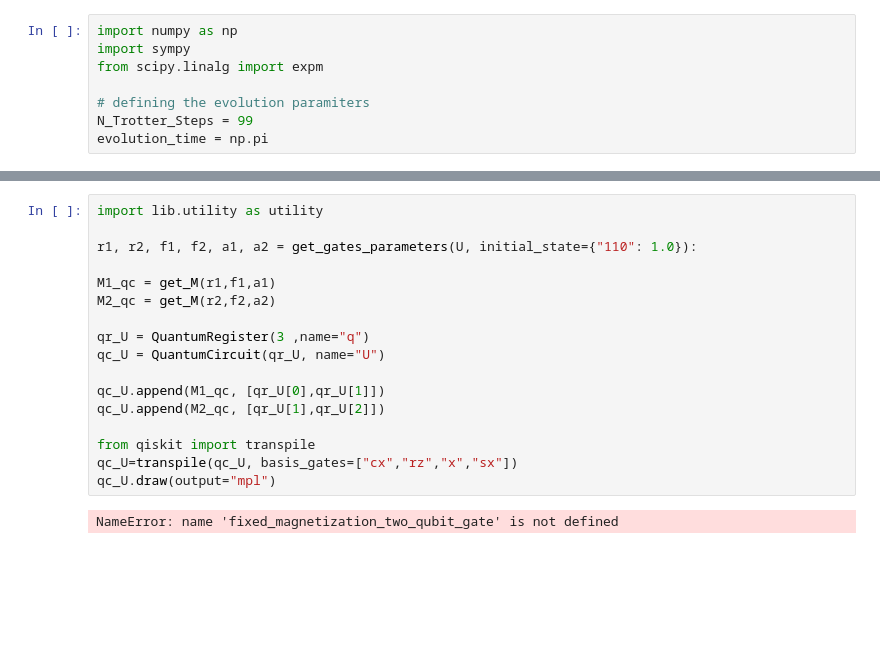
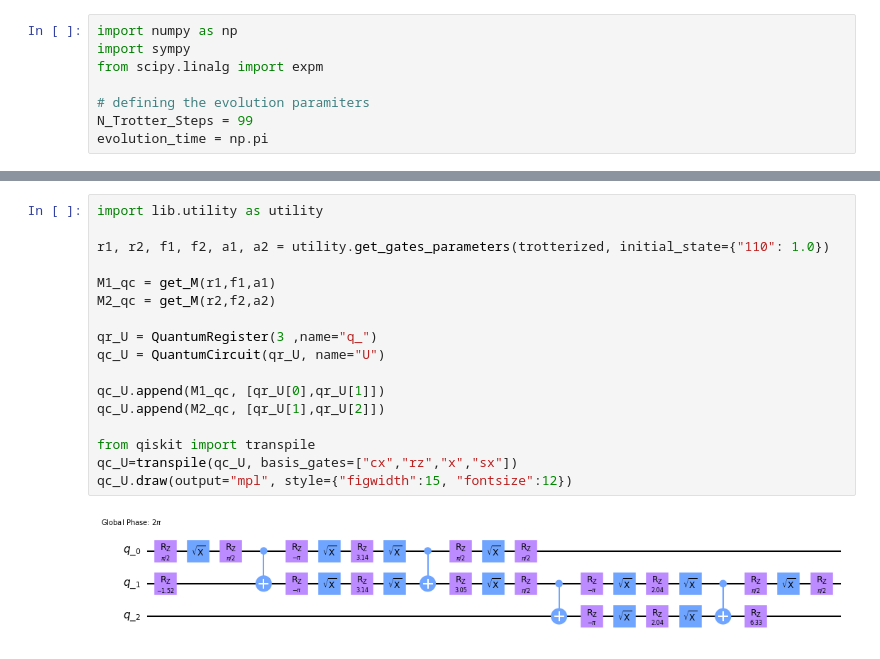
Before and after one commit to Valerio-Amico/valerio_amico_quantum_00, a Jupyter notebook: final_commit/final_commit.ipynb, the cells around one changed output, grey strips where cells are left out. Drawn from its saved outputs; the diff is of its cells as text; blank space fills up the shorter version.

```diff
--- a/final_commit/final_commit.ipynb
+++ b/final_commit/final_commit.ipynb
@@ -241,20 +241,20 @@ $\displaystyle \left[\begin{matrix}1.0 & 0 & 0 & 0 & 0 & 0 & 0 & 0\\0 & 1.0 + 0.
 # %%
 import lib.utility as utility
 
-r1, r2, f1, f2, a1, a2 = get_gates_parameters(U, initial_state={"110": 1.0}):
+r1, r2, f1, f2, a1, a2 = utility.get_gates_parameters(trotterized, initial_state={"110": 1.0})
 
 M1_qc = get_M(r1,f1,a1)
 M2_qc = get_M(r2,f2,a2)
 
-qr_U = QuantumRegister(3 ,name="q")
+qr_U = QuantumRegister(3 ,name="q_")
 qc_U = QuantumCircuit(qr_U, name="U")
 
 qc_U.append(M1_qc, [qr_U[0],qr_U[1]])
 qc_U.append(M2_qc, [qr_U[1],qr_U[2]])
 
 from qiskit import transpile
 qc_U=transpile(qc_U, basis_gates=["cx","rz","x","sx"])
-qc_U.draw(output="mpl")
+qc_U.draw(output="mpl", style={"figwidth":15, "fontsize":12})
 # %% [output]
-NameError: name 'fixed_magnetization_two_qubit_gate' is not defined
+[figure, added]
 # %%
```
Also changed, not shown: parts of 5 cells of this notebook, 1 other file.
